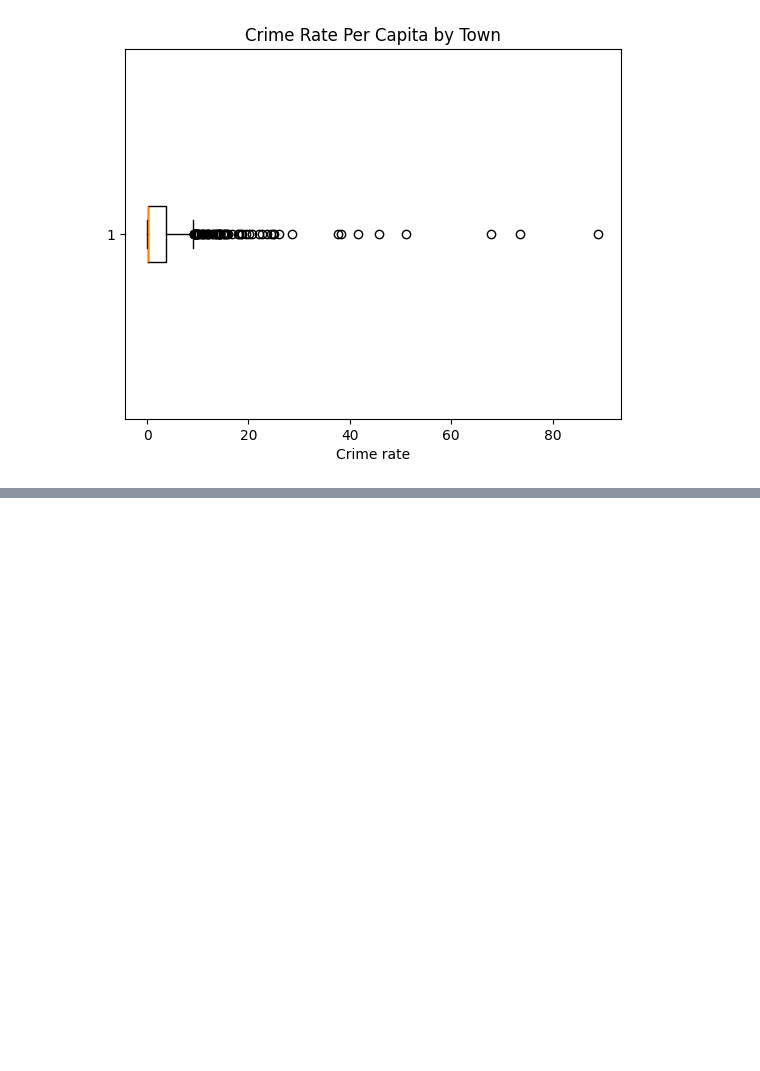
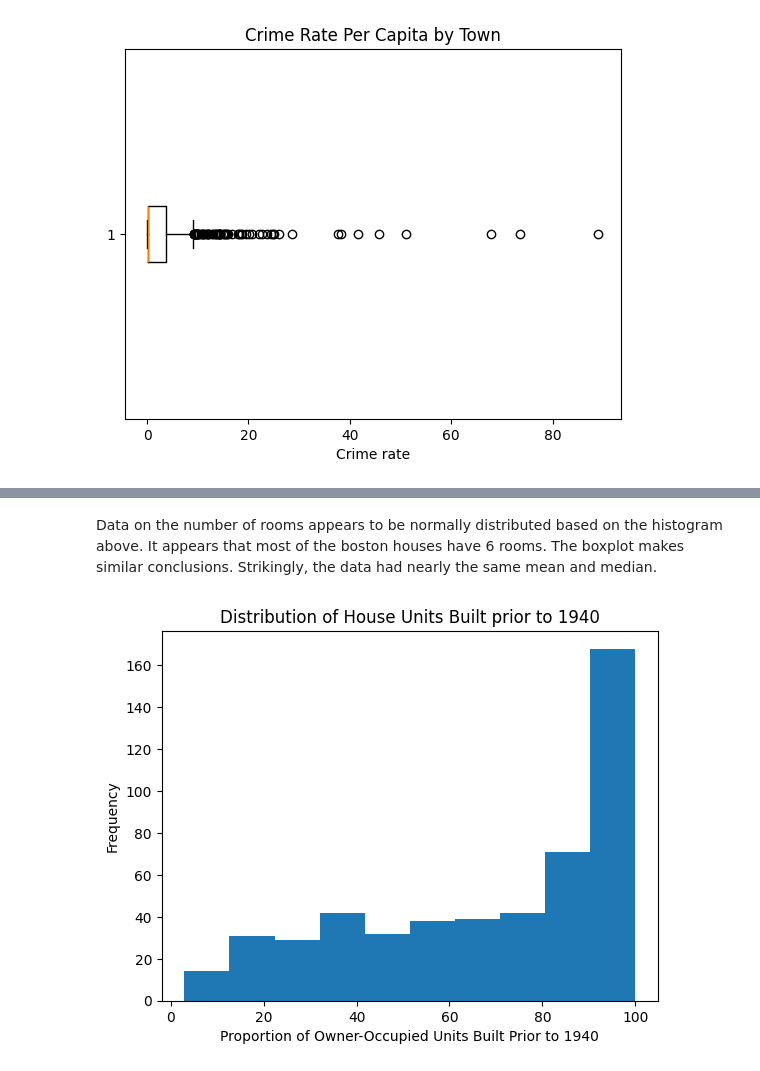
Before and after one commit to pabrokim/Boston-House-Prices, a Jupyter notebook: boston.ipynb, the cells around one changed output, grey strips where cells are left out. Saved outputs shown, nothing was run; the diff lists cells and outputs as text; code cells hidden in the pictures; blank space fills up the shorter version.

```diff
--- a/boston.ipynb
+++ b/boston.ipynb
@@ -77,0 +95,10 @@ plt.title("Crime Rate Per Capita by Town");
+# %% [markdown]
+Data on the number of rooms appears to be normally distributed based on the histogram above. It appears that most of the boston houses have 6 rooms. The boxplot makes similar conclusions. Strikingly, the data had nearly the same mean and median.
+# %%
+#histogram for age of buildings
+fig = plt.hist(df["Age"])
+plt.xlabel("Proportion of Owner-Occupied Units Built Prior to 1940")
+plt.ylabel('Frequency')
+plt.title("Distribution of House Units Built prior to 1940");
+# %% [output]
+[figure, added]
```
Also changed, not shown: parts of 10 cells of this notebook.
